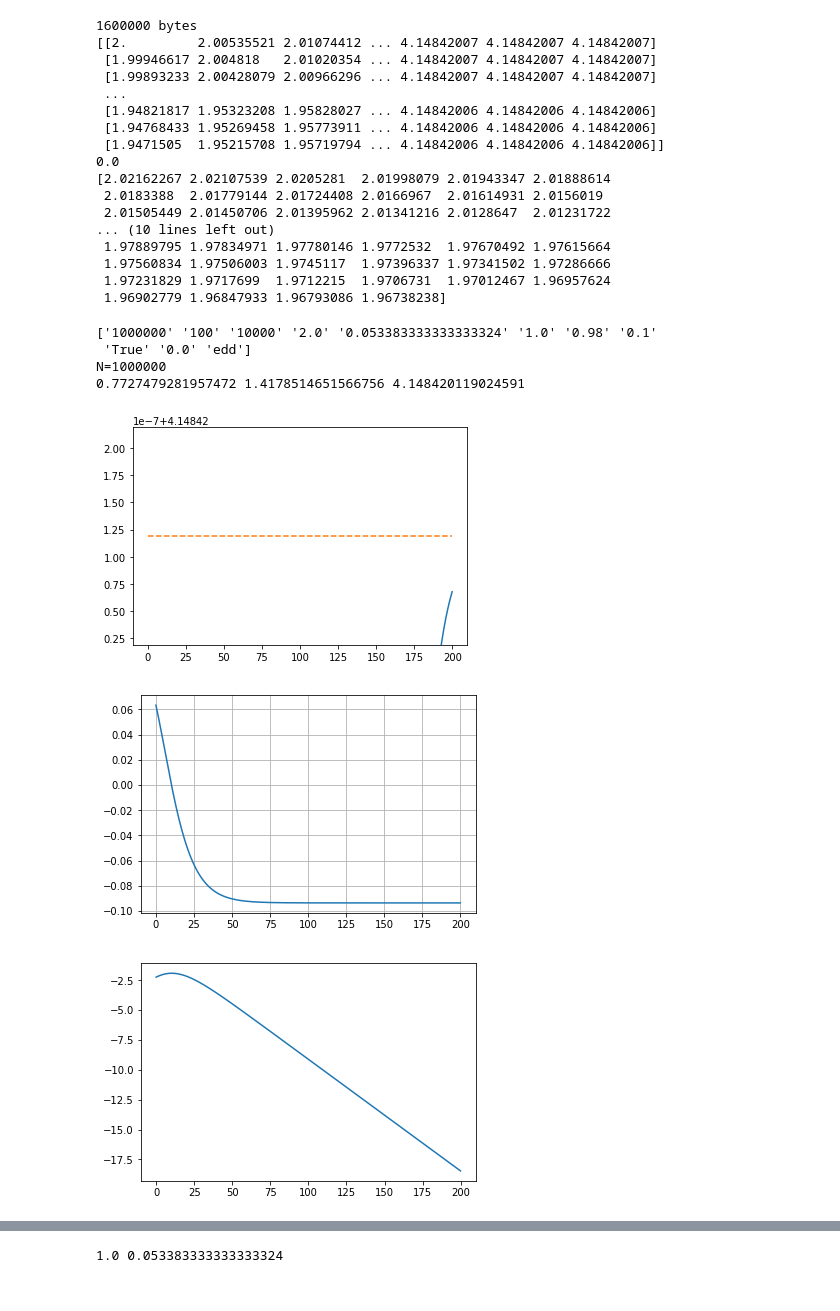
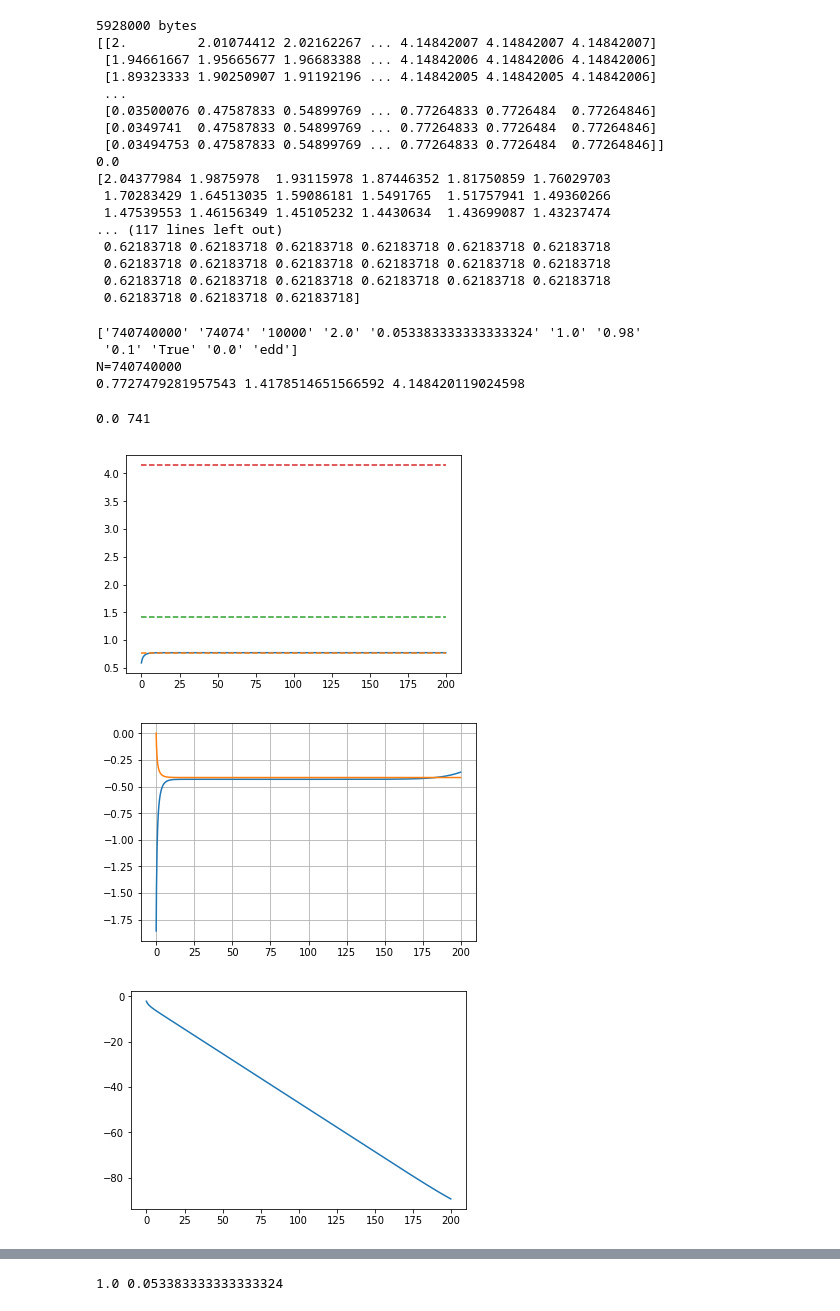
Before and after one commit to bpiotrzkowski/Double-Null-Code, a Jupyter notebook: All Function Checker.ipynb, the cells around one changed output, grey strips where cells are left out. Cells and saved outputs as stored; diff of their text form; code cells hidden in the pictures.

```diff
--- a/All Function Checker.ipynb
+++ b/All Function Checker.ipynb
@@ -15,6 +15,6 @@ import h5py
 # %%
-uscal=1
-vscal=5
+uscal=100
+vscal=10
 extraterms=True
 # %%
 rnputil=np.load('rnputil.npy')
@@ -85,23 +85,23 @@ if switchax==True:
 #print(massnp[1])
 print(rnp[:,4])
 # %% [output]
-1600000 bytes
-[[2.         2.00535521 2.01074412 ... 4.14842007 4.14842007 4.14842007]
- [1.99946617 2.004818   2.01020354 ... 4.14842007 4.14842007 4.14842007]
- [1.99893233 2.00428079 2.00966296 ... 4.14842007 4.14842007 4.14842007]
+5928000 bytes
+[[2.         2.01074412 2.02162267 ... 4.14842007 4.14842007 4.14842007]
+ [1.94661667 1.95665677 1.96683388 ... 4.14842006 4.14842006 4.14842006]
+ [1.89323333 1.90250907 1.91192196 ... 4.14842005 4.14842005 4.14842006]
  ...
- [1.94821817 1.95323208 1.95828027 ... 4.14842006 4.14842006 4.14842006]
- [1.94768433 1.95269458 1.95773911 ... 4.14842006 4.14842006 4.14842006]
- [1.9471505  1.95215708 1.95719794 ... 4.14842006 4.14842006 4.14842006]]
+ [0.03500076 0.47587833 0.54899769 ... 0.77264833 0.7726484  0.77264846]
+ [0.0349741  0.47587833 0.54899769 ... 0.77264833 0.7726484  0.77264846]
+ [0.03494753 0.47587833 0.54899769 ... 0.77264833 0.7726484  0.77264846]]
 0.0
-[2.02162267 2.02107539 2.0205281  2.01998079 2.01943347 2.01888614
- 2.0183388  2.01779144 2.01724408 2.0166967  2.01614931 2.0156019
- 2.01505449 2.01450706 2.01395962 2.01341216 2.0128647  2.01231722
-... (10 lines left out)
- 1.97889795 1.97834971 1.97780146 1.9772532  1.97670492 1.97615664
- 1.97560834 1.97506003 1.9745117  1.97396337 1.97341502 1.97286666
- 1.97231829 1.9717699  1.9712215  1.9706731  1.97012467 1.96957624
- 1.96902779 1.96847933 1.96793086 1.96738238]
+[2.04377984 1.9875978  1.93115978 1.87446352 1.81750859 1.76029703
+ 1.70283429 1.64513035 1.59086181 1.5491765  1.51757941 1.49360266
+ 1.47539553 1.46156349 1.45105232 1.4430634  1.43699087 1.43237474
+... (117 lines left out)
+ 0.62183718 0.62183718 0.62183718 0.62183718 0.62183718 0.62183718
+ 0.62183718 0.62183718 0.62183718 0.62183718 0.62183718 0.62183718
+ 0.62183718 0.62183718 0.62183718 0.62183718 0.62183718 0.62183718
+ 0.62183718 0.62183718 0.62183718]
 # %%
 print(rnputil)
 
@@ -138,31 +138,37 @@ rplus=sol.x[1]
 rcosm=sol.x[2]
 print(rminus,rplus,rcosm)
 # %% [output]
-['1000000' '100' '10000' '2.0' '0.053383333333333324' '1.0' '0.98' '0.1'
- 'True' '0.0' 'edd']
-N=1000000
-0.7727479281957472 1.4178514651566756 4.148420119024591
+['740740000' '74074' '10000' '2.0' '0.053383333333333324' '1.0' '0.98'
+ '0.1' 'True' '0.0' 'edd']
+N=740740000
+0.7727479281957543 1.4178514651566592 4.148420119024598
 # %%
-uval=0
+uval=300
+print(0.0,Nu)
+# %% [output]
+0.0 741
 # %%
 plt.plot(vrange,rnp[uval])
+plt.plot([min(vrange),max(vrange)],[rminus,rminus],'--')
+plt.plot([min(vrange),max(vrange)],[rplus,rplus],'--')
 plt.plot([min(vrange),max(vrange)],[rcosm,rcosm],'--')
-plt.ylim(rcosm-.0000001,rcosm+.0000001)
+#plt.ylim(rcosm-.0000001,rcosm+.0000001)
 plt.show()
 # %% [output]
-[figure, old version]
+[figure, new version]
 # %%
 plt.plot(vrange,dsignpv[uval])
+plt.plot(vrange,dsignpu[uval])
 #plt.yscale('log')
 #plt.ylim(-.11,-.09)
 plt.grid()
 plt.show()
 # %% [output]
-[figure, old version]
+[figure, new version]
 # %%
 plt.plot(vrange,signp[uval])
 plt.show()
 # %% [output]
-[figure, old version]
+[figure, new version]
 # %%
 plt.plot(vrange,np.abs(drnpu[uval]))
```
Also changed, not shown: parts of 12 cells of this notebook.
